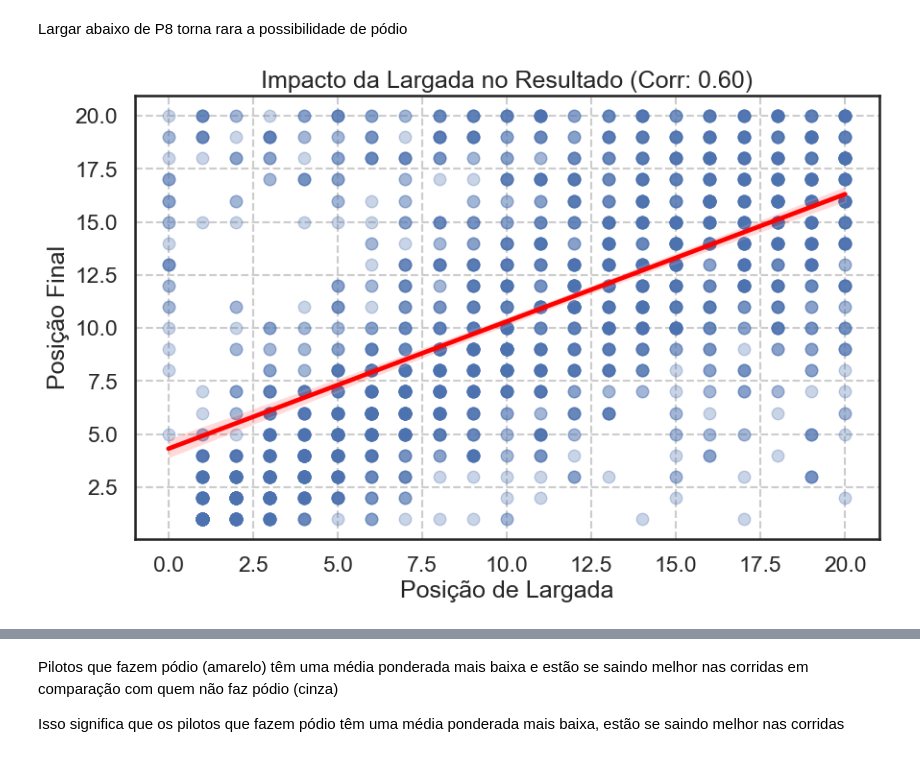
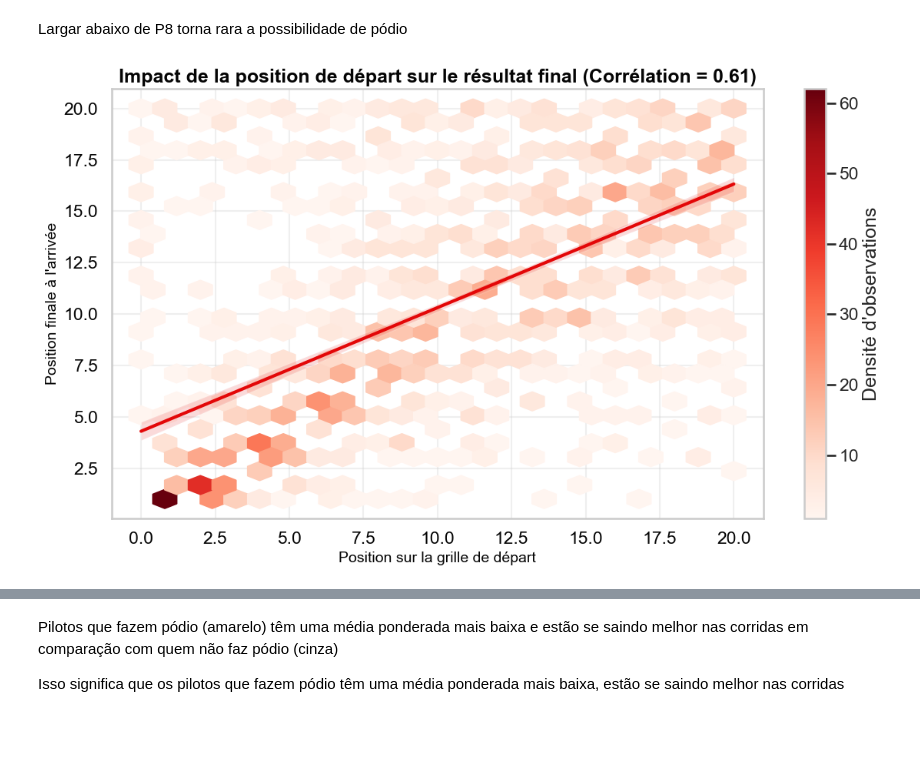
Before and after one commit to thaliaramoss/f1-pred, a Jupyter notebook: eda_t.ipynb, the cells around one changed output, grey strips where cells are left out. Saved outputs shown, nothing was run; the diff lists cells and outputs as text; code cells hidden in the pictures; blank space fills up the shorter version.

```diff
--- a/eda_t.ipynb
+++ b/eda_t.ipynb
@@ -110,3 +122,8 @@ Variáveis de texto e categoria preenchidas com string de "desconhecido"
 # %%
 df['compounds_used'] = df['compounds_used'].fillna("UNKNOWN")
 df['status'] = df['status'].fillna("DNF") # Caso raro, mas seguro
+# %%
+cols_sectors = ['Sector1_Ratio', 'Sector2_Ratio', 'Sector3_Ratio']
+for col in cols_sectors:
+  if col in df.columns:
+      df[col] = df[col].fillna(1.0)
@@ -331,15 +556,0 @@ df.tail(20)
-# %%
-PALETA = {
-    "olivewood": "#210706",
-    "tuscan_red": "#891D1A",
-    "slate_blue": "#5E657B",
-    "creamy_biscotti": "#F1E6D2"
-}
-
-plt.rcParams['axes.facecolor']   = PALETA["creamy_biscotti"]
-plt.rcParams['figure.facecolor'] = PALETA["creamy_biscotti"]
-plt.rcParams['xtick.color']      = PALETA["olivewood"]
-plt.rcParams['ytick.color']      = PALETA["olivewood"]
-plt.rcParams['text.color']       = PALETA["olivewood"]
-plt.rcParams['axes.labelcolor']  = PALETA["olivewood"]
-plt.rcParams['axes.edgecolor']   = PALETA["olivewood"]
@@ -379,16 +688,48 @@ plt.show()
 # %% [markdown]
 Largar abaixo de P8 torna rara a possibilidade de pódio
 # %%
-# Correlação Grid vs Final
+# --- Corrélation Grille de départ vs Position finale ---
 corr = df['grid_position'].corr(df['final_position'])
-# Visualização 2: Grid vs Final (Scatter Plot)
-plt.figure(figsize=(10, 6))
-sns.regplot(x='grid_position', y='final_position', data=df,
-            scatter_kws={'alpha':0.3}, line_kws={'color':'red'})
-plt.title(f'Impacto da Largada no Resultado (Corr: {corr:.2f})')
-plt.xlabel('Posição de Largada')
-plt.ylabel('Posição Final')
-plt.grid(True, linestyle='--')
+
+plt.figure(figsize=(12, 7))
+ax = plt.gca()
+
+# HEXBIN para evitar sobreposição
+hb = plt.hexbin(
+    df['grid_position'],
+    df['final_position'],
+    gridsize=25,
+    cmap='Reds',
+    mincnt=1
+)
+
+cb = plt.colorbar(hb)
+cb.set_label("Densité d'observations")
+
+# Linha de tendência
+sns.regplot(
+    x='grid_position',
+    y='final_position',
+    data=df,
+    scatter=False,
+    line_kws={'color': f1_red, 'linewidth': 3}
+)
+
+# TÍTULOS EM FRANCÊS
+plt.title(
+    f"Impact de la position de départ sur le résultat final (Corrélation = {corr:.2f})",
+    fontsize=18,
+    weight='bold',
+    color=carbon_black
+)
+
+plt.xlabel("Position sur la grille de départ", fontsize=14, color=carbon_black)
+plt.ylabel("Position finale à l'arrivée", fontsize=14, color=carbon_black)
+
+ax.tick_params(colors=carbon_black)
+plt.grid(alpha=0.3)
+
+plt.tight_layout()
 plt.show()
 # %% [output]
-[figure, old version]
+[figure, new version]
```
Also changed, not shown: parts of 45 cells of this notebook, 10 other files.
